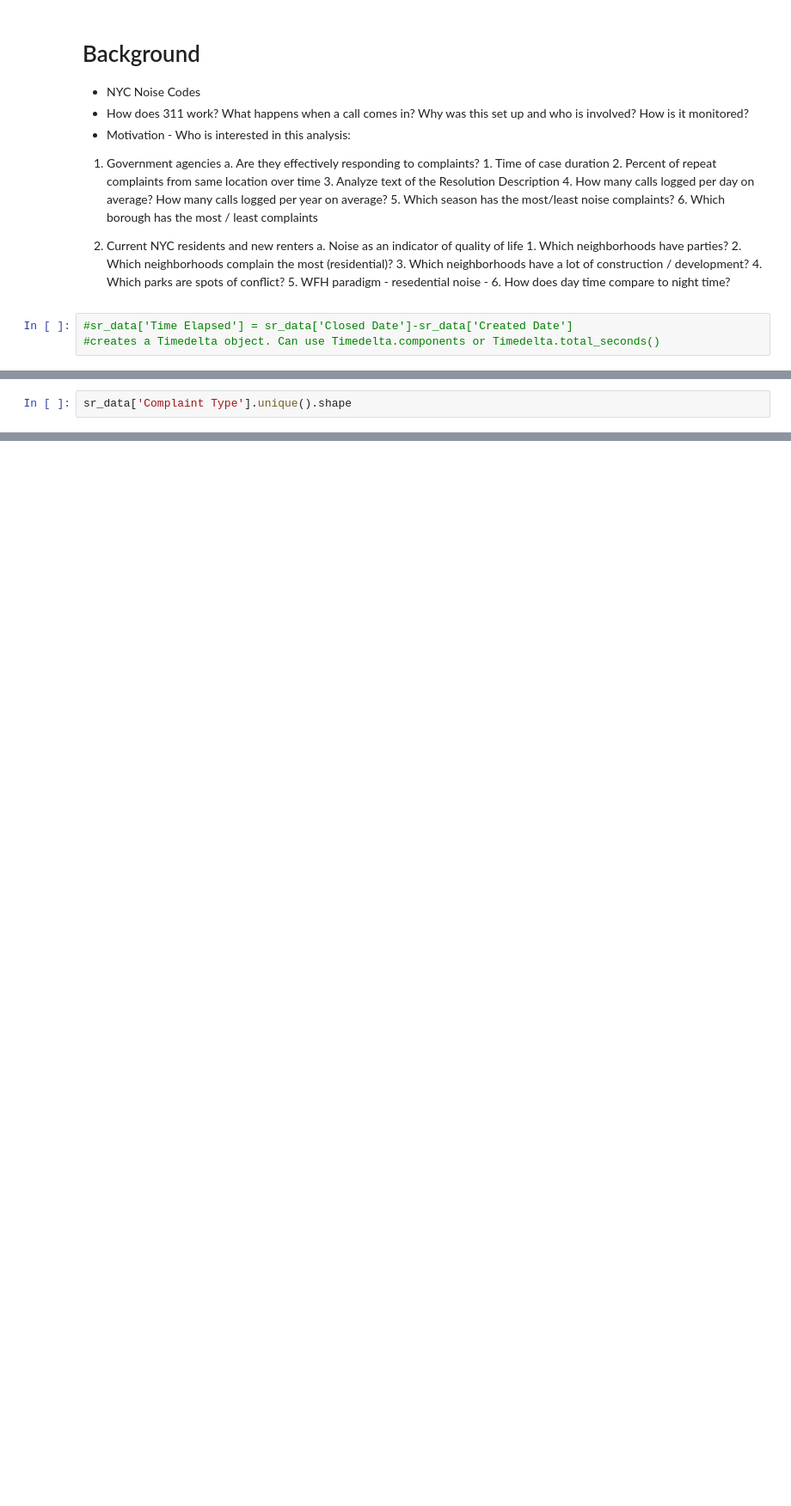
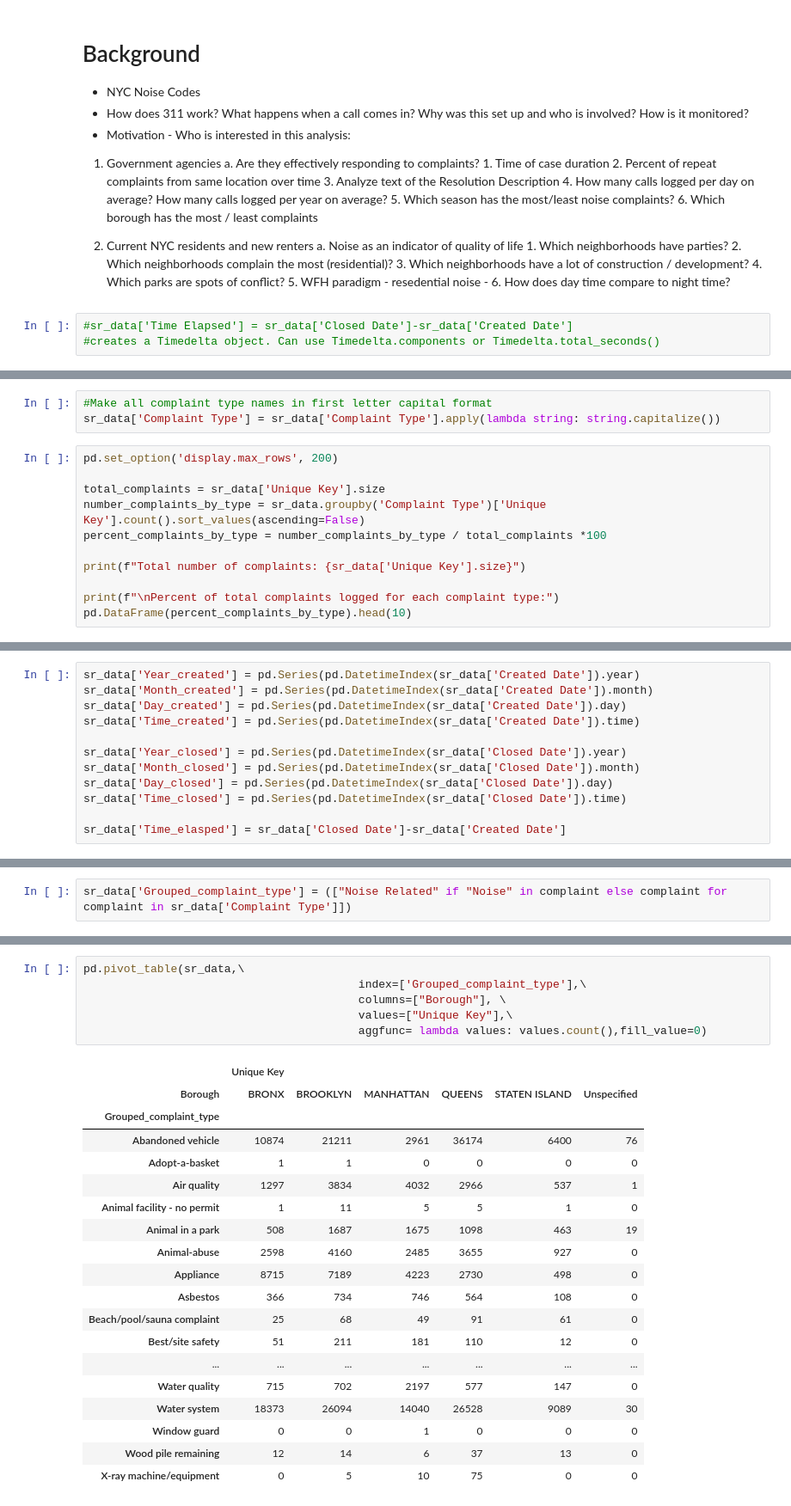
Before and after one commit to nikita-agrawal/Service-Requests, a Jupyter notebook: Service_Requests_EDA.ipynb, the cells around one changed output, grey strips where cells are left out. Shown at 86% size. Drawn from its saved outputs; the diff is of its cells as text; blank space fills up the shorter version.

```diff
--- a/Service_Requests_EDA.ipynb
+++ b/Service_Requests_EDA.ipynb
@@ -169,2 +170,14 @@ sr_data['Complaint Type'].unique()
+# %%
+#Make all complaint type names in first letter capital format
+sr_data['Complaint Type'] = sr_data['Complaint Type'].apply(lambda string: string.capitalize())
 # %%
-sr_data['Complaint Type'].unique().shape
+pd.set_option('display.max_rows', 200)
+
+total_complaints = sr_data['Unique Key'].size
+number_complaints_by_type = sr_data.groupby('Complaint Type')['Unique Key'].count().sort_values(ascending=False)
+percent_complaints_by_type = number_complaints_by_type / total_complaints *100
+
+print(f"Total number of complaints: {sr_data['Unique Key'].size}")
+
+print(f"\nPercent of total complaints logged for each complaint type:")
+pd.DataFrame(percent_complaints_by_type).head(10)
@@ -172,0 +200,12 @@ list(sr_data['Complaint Type'].value_counts())
+# %%
+sr_data['Year_created'] = pd.Series(pd.DatetimeIndex(sr_data['Created Date']).year)
+sr_data['Month_created'] = pd.Series(pd.DatetimeIndex(sr_data['Created Date']).month)
+sr_data['Day_created'] = pd.Series(pd.DatetimeIndex(sr_data['Created Date']).day)
+sr_data['Time_created'] = pd.Series(pd.DatetimeIndex(sr_data['Created Date']).time)
+
+sr_data['Year_closed'] = pd.Series(pd.DatetimeIndex(sr_data['Closed Date']).year)
+sr_data['Month_closed'] = pd.Series(pd.DatetimeIndex(sr_data['Closed Date']).month)
+sr_data['Day_closed'] = pd.Series(pd.DatetimeIndex(sr_data['Closed Date']).day)
+sr_data['Time_closed'] = pd.Series(pd.DatetimeIndex(sr_data['Closed Date']).time)
+
+sr_data['Time_elasped'] = sr_data['Closed Date']-sr_data['Created Date']
@@ -172,0 +251,2 @@ list(sr_data['Complaint Type'].value_counts())
+# %%
+sr_data['Grouped_complaint_type'] = (["Noise Related" if "Noise" in complaint else complaint for complaint in sr_data['Complaint Type']])
@@ -172,0 +277,26 @@ list(sr_data['Complaint Type'].value_counts())
+# %%
+pd.pivot_table(sr_data,\
+                                         index=['Grouped_complaint_type'],\
+                                         columns=["Borough"], \
+                                         values=["Unique Key"],\
+                                         aggfunc= lambda values: values.count(),fill_value=0)
+# %% [output]
+|  | Unique Key |  |  |  |  |  |
+| Borough | BRONX | BROOKLYN | MANHATTAN | QUEENS | STATEN ISLAND | Unspecified |
+| Grouped_complaint_type |  |  |  |  |  |  |
+| Abandoned vehicle | 10874 | 21211 | 2961 | 36174 | 6400 | 76 |
+| Adopt-a-basket | 1 | 1 | 0 | 0 | 0 | 0 |
+| Air quality | 1297 | 3834 | 4032 | 2966 | 537 | 1 |
+| Animal facility - no permit | 1 | 11 | 5 | 5 | 1 | 0 |
+| Animal in a park | 508 | 1687 | 1675 | 1098 | 463 | 19 |
+| Animal-abuse | 2598 | 4160 | 2485 | 3655 | 927 | 0 |
+| Appliance | 8715 | 7189 | 4223 | 2730 | 498 | 0 |
+| Asbestos | 366 | 734 | 746 | 564 | 108 | 0 |
+| Beach/pool/sauna complaint | 25 | 68 | 49 | 91 | 61 | 0 |
+| Best/site safety | 51 | 211 | 181 | 110 | 12 | 0 |
+| ... | ... | ... | ... | ... | ... | ... |
+| Water quality | 715 | 702 | 2197 | 577 | 147 | 0 |
+| Water system | 18373 | 26094 | 14040 | 26528 | 9089 | 30 |
+| Window guard | 0 | 0 | 1 | 0 | 0 | 0 |
+| Wood pile remaining | 12 | 14 | 6 | 37 | 13 | 0 |
+| X-ray machine/equipment | 0 | 5 | 10 | 75 | 0 | 0 |
```
Also changed, not shown: parts of 16 cells of this notebook.
